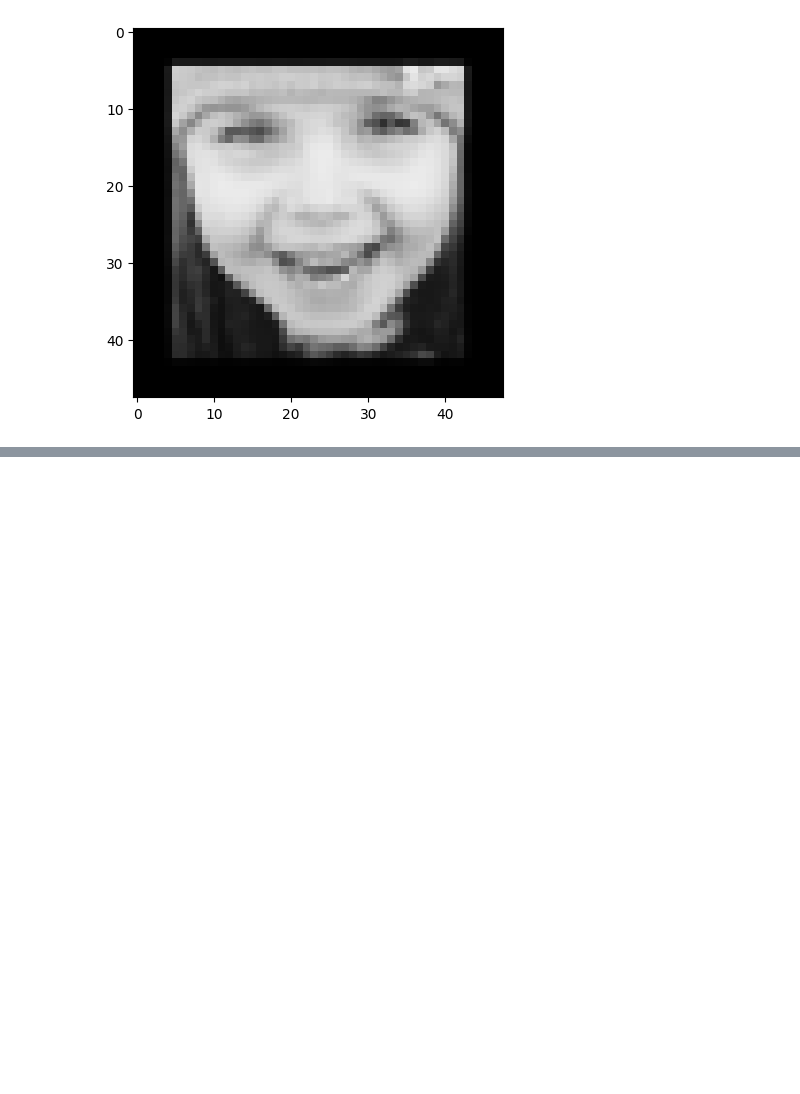
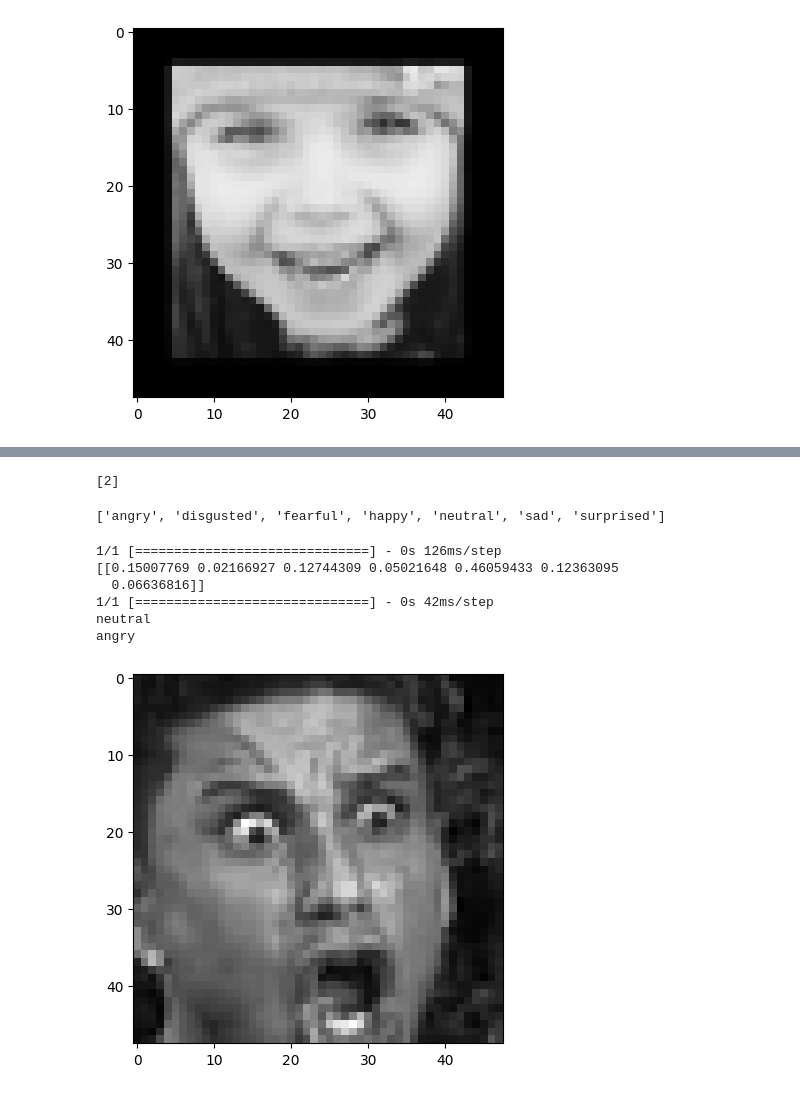
Before and after one commit to 26th-Official/Emotion-Detection, a Jupyter notebook: Emotion.ipynb, the cells around one changed output, grey strips where cells are left out. Drawn from its saved outputs; the diff is of its cells as text; code cells hidden in the pictures; blank space fills up the shorter version.

```diff
--- a/Emotion.ipynb
+++ b/Emotion.ipynb
@@ -353,0 +359,12 @@ for i in a:
+# %%
+model = tf.keras.Sequential([
+    tf.keras.layers.Flatten(input_shape = [48,48]),
+    # tf.keras.layers.BatchNormalization(),
+    tf.keras.layers.Dense(400,activation="elu",kernel_initializer='he_normal'),
+    # tf.keras.layers.BatchNormalization(),
+    tf.keras.layers.Dense(300,activation="elu",kernel_initializer='he_normal'),
+    # tf.keras.layers.BatchNormalization(),
+    tf.keras.layers.Dense(200,activation="elu",kernel_initializer='he_normal'),
+    # tf.keras.layers.BatchNormalization(),
+    tf.keras.layers.Dense(7,activation="softmax")
+])
@@ -353,0 +393,4 @@ for i in a:
+# %%
+model.compile(loss="sparse_categorical_crossentropy",optimizer="adam",metrics=["accuracy"])
+# %%
+history = model.fit(x_train,y_train,epochs=30,validation_split=0.05)
@@ -353,0 +415,24 @@ for i in a:
+# %%
+l = [1,2,3]
+print(l[1:2])
+# %% [output]
+[2]
+# %%
+classes
+# %% [output]
+['angry', 'disgusted', 'fearful', 'happy', 'neutral', 'sad', 'surprised']
+# %%
+inp = 1000
+
+print(model.predict(x_test[inp:inp+1]))
+print(classes[model.predict(x_test[inp:inp+1])[0].argmax()])
+print(classes[y_test[inp]])
+image_show(x_test[inp])
+# %% [output]
+1/1 [==============================] - 0s 126ms/step
+[[0.15007769 0.02166927 0.12744309 0.05021648 0.46059433 0.12363095
+  0.06636816]]
+1/1 [==============================] - 0s 42ms/step
+neutral
+angry
+[figure, added]
```
Also changed, not shown: parts of 13 cells of this notebook.
